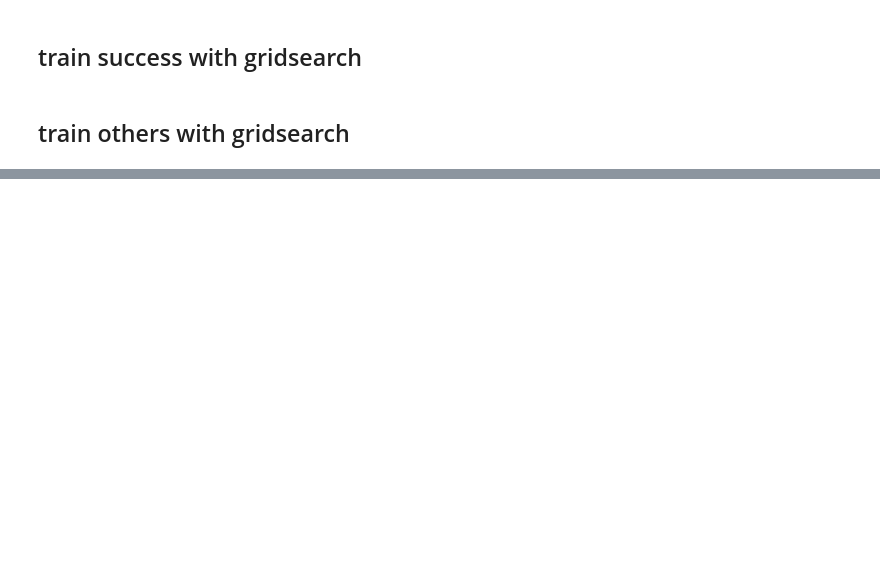
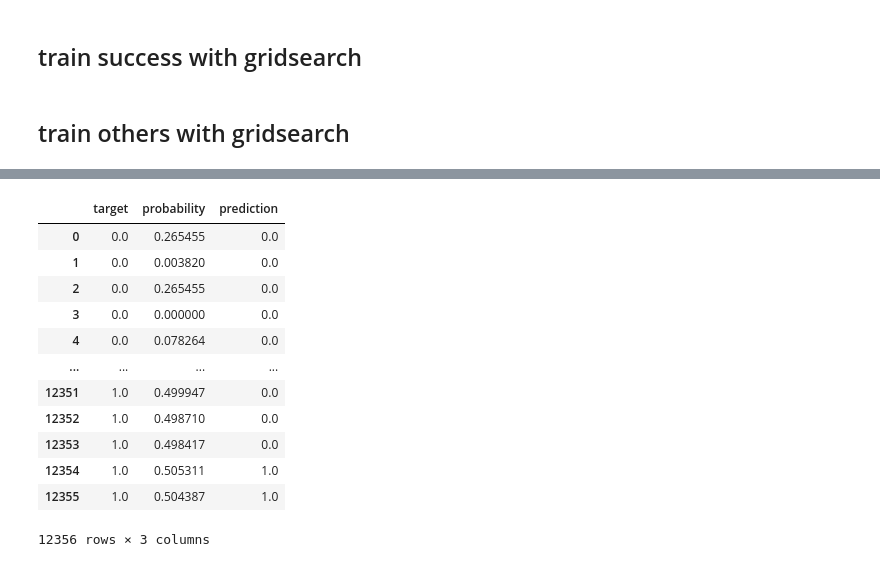
Before and after one commit to matthewswogger/Bank-Telemarketing, a Jupyter notebook: notebooks/4_gridsearch_models.ipynb, the cells around one changed output, grey strips where cells are left out. Cells and saved outputs as stored; diff of their text form; code cells hidden in the pictures; blank space fills up the shorter version.

```diff
--- a/notebooks/4_gridsearch_models.ipynb
+++ b/notebooks/4_gridsearch_models.ipynb
@@ -343,0 +400,18 @@ weighted avg       0.86      0.84      0.85     11946
+# %%
+res = pd.DataFrame(np.column_stack((yy, yy_proba, yy_predict)),
+                   columns=['target', 'probability', 'prediction'])
+res
+# %% [output]
+|  | target | probability | prediction |
+| 0 | 0.0 | 0.265455 | 0.0 |
+| 1 | 0.0 | 0.003820 | 0.0 |
+| 2 | 0.0 | 0.265455 | 0.0 |
+| 3 | 0.0 | 0.000000 | 0.0 |
+| 4 | 0.0 | 0.078264 | 0.0 |
+| ... | ... | ... | ... |
+| 12351 | 1.0 | 0.499947 | 0.0 |
+| 12352 | 1.0 | 0.498710 | 0.0 |
+| 12353 | 1.0 | 0.498417 | 0.0 |
+| 12354 | 1.0 | 0.505311 | 1.0 |
+| 12355 | 1.0 | 0.504387 | 1.0 |
+12356 rows × 3 columns
```
Also changed, not shown: parts of 18 cells of this notebook, 1 other file.
